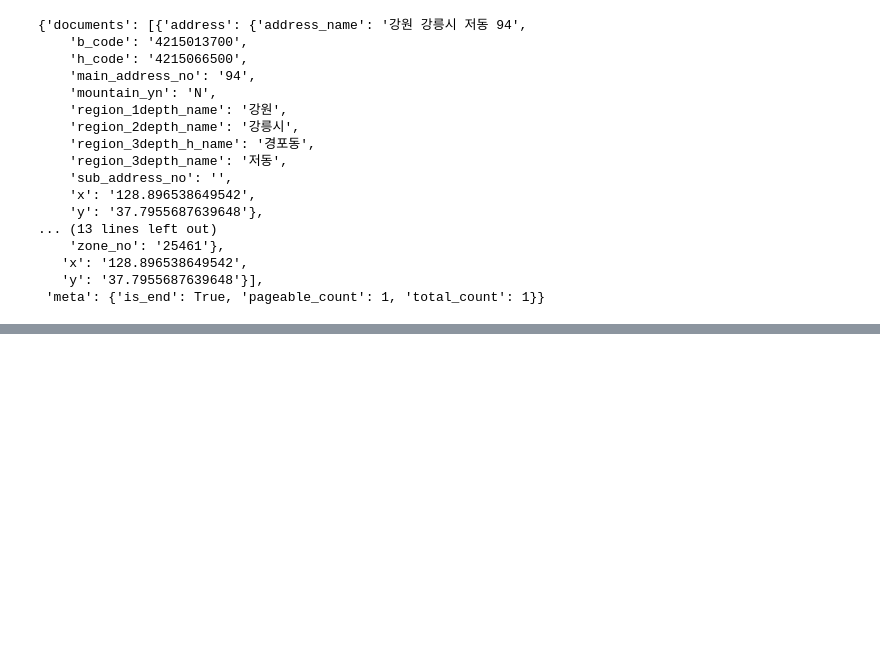
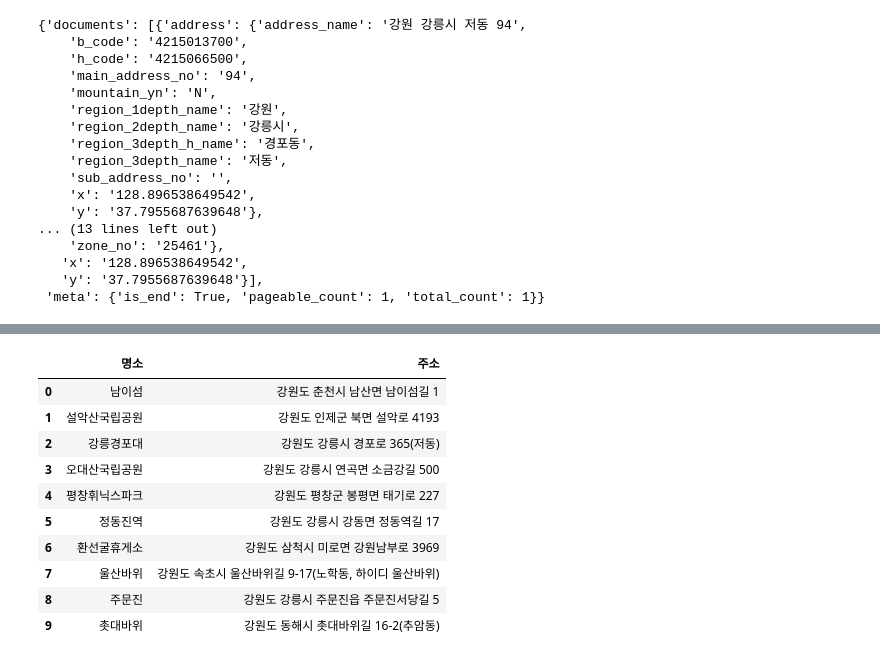
Before and after one commit to ckiekim/--2021-4, a Jupyter notebook: 33_카카오주소검색.ipynb, the cells around one changed output, grey strips where cells are left out. Cells and saved outputs as stored; diff of their text form; code cells hidden in the pictures; blank space fills up the shorter version.

```diff
--- a/33_카카오주소검색.ipynb
+++ b/33_카카오주소검색.ipynb
@@ -47,0 +61,16 @@ result
+# %%
+import pandas as pd
+df = pd.read_csv('관광명소.csv')
+df
+# %% [output]
+|  | 명소 | 주소 |
+| 0 | 남이섬 | 강원도 춘천시 남산면 남이섬길 1 |
+| 1 | 설악산국립공원 | 강원도 인제군 북면 설악로 4193 |
+| 2 | 강릉경포대 | 강원도 강릉시 경포로 365(저동) |
+| 3 | 오대산국립공원 | 강원도 강릉시 연곡면 소금강길 500 |
+| 4 | 평창휘닉스파크 | 강원도 평창군 봉평면 태기로 227 |
+| 5 | 정동진역 | 강원도 강릉시 강동면 정동역길 17 |
+| 6 | 환선굴휴게소 | 강원도 삼척시 미로면 강원남부로 3969 |
+| 7 | 울산바위 | 강원도 속초시 울산바위길 9-17(노학동, 하이디 울산바위) |
+| 8 | 주문진 | 강원도 강릉시 주문진읍 주문진서당길 5 |
+| 9 | 촛대바위 | 강원도 동해시 촛대바위길 16-2(추암동) |
```
Also changed, not shown: parts of 9 cells of this notebook, 2 other files.
